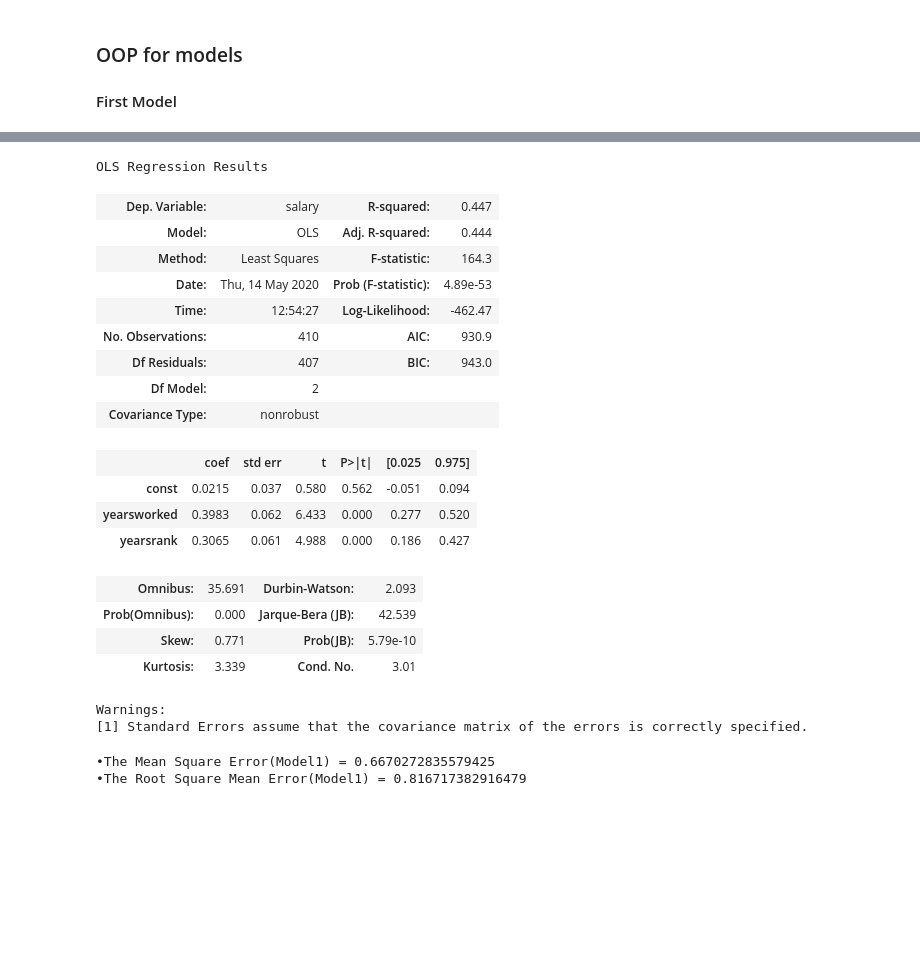
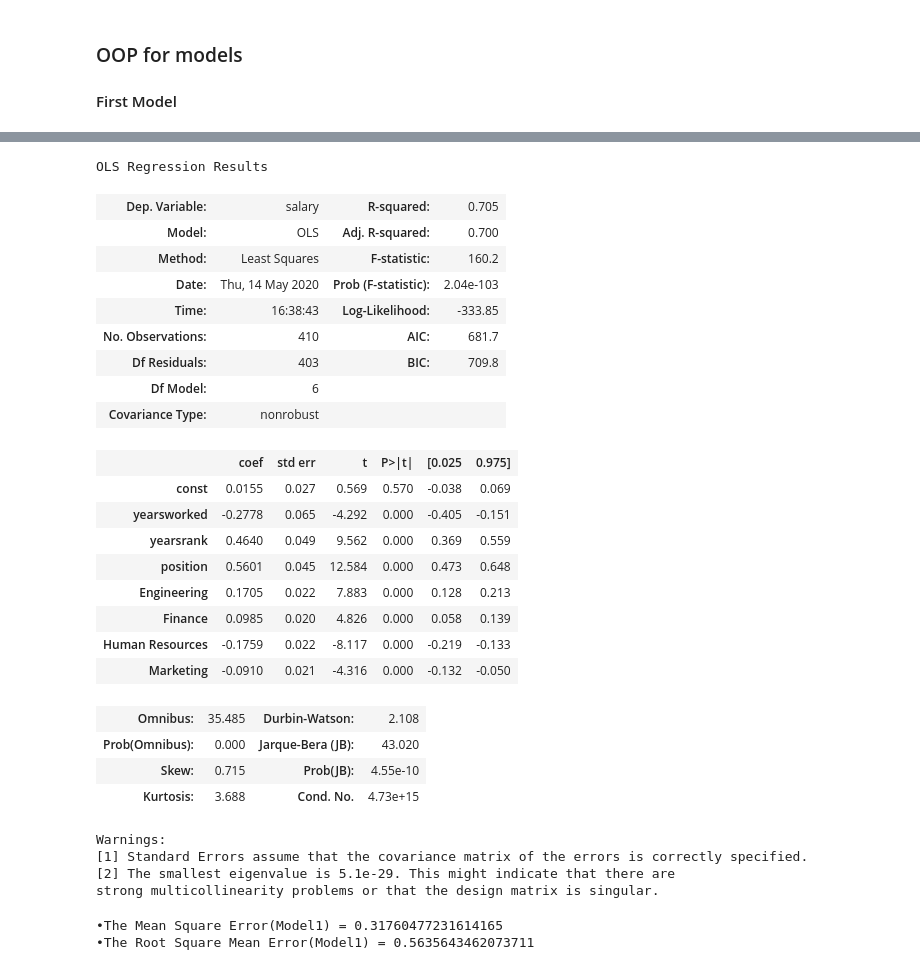
Before and after one commit to rethabilethulo/Multivariant_linear_regression, a Jupyter notebook: notebook/Untitled.ipynb, the cells around one changed output, grey strips where cells are left out. Saved outputs shown, nothing was run; the diff lists cells and outputs as text; code cells hidden in the pictures; blank space fills up the shorter version.

```diff
--- a/notebook/Untitled.ipynb
+++ b/notebook/Untitled.ipynb
@@ -553,9 +545,9 @@ from sklearn.preprocessing import StandardScaler
 
 transform = StandardScaler()
 
-transformed = transform.fit_transform(salaries)
+transformed = transform.fit_transform(salaries_df)
 
-transformed = pd.DataFrame(transformed, columns = salaries.columns)
+transformed = pd.DataFrame(transformed, columns = salaries_df.columns)
 
 transformed.head()
 # %% [output]
@@ -568,11 +560,9 @@ transformed.head()
 # %%
-#Creating training and testing target
-
-X1 = transformed[["yearsworked","yearsrank"]]
+X1 = transformed.drop(["salary"],axis = 1)
 X1 = sm.add_constant(X1)
-y1 = transformed.salary
+y1= transformed.salary
 
 #Splitting traring and testing
-X_train1,X_test1,y_train1, y_test1 = train_test_split(X1, y1, test_size = 0.2,random_state=42)
+X_train1,X_test1,y_train1, y_test1 = train_test_split(X1, y1, test_size=0.2,random_state=42)
 print(X_train1.shape,X_test1.shape,y_train1.shape, y_test1.shape)
 # %% [output]
@@ -580,39 +570,46 @@ print(X_train1.shape,X_test1.shape,y_train1.shape, y_test1.shape)
 # %%
 # create a train model in one line
 model1 = sm.OLS(y_train1, X_train1).fit()
-pred = model1.predict(X_test1)
+predict = model1.predict(X_test1)
 
 #model summary
 model1.summary()
 # %% [output]
 OLS Regression Results
-| Dep. Variable: | salary | R-squared: | 0.447 |
-| Model: | OLS | Adj. R-squared: | 0.444 |
-| Method: | Least Squares | F-statistic: | 164.3 |
-| Date: | Thu, 14 May 2020 | Prob (F-statistic): | 4.89e-53 |
-| Time: | 12:54:27 | Log-Likelihood: | -462.47 |
-| No. Observations: | 410 | AIC: | 930.9 |
-| Df Residuals: | 407 | BIC: | 943.0 |
-| Df Model: | 2 |  |  |
+| Dep. Variable: | salary | R-squared: | 0.705 |
+| Model: | OLS | Adj. R-squared: | 0.700 |
+| Method: | Least Squares | F-statistic: | 160.2 |
+| Date: | Thu, 14 May 2020 | Prob (F-statistic): | 2.04e-103 |
+| Time: | 16:38:43 | Log-Likelihood: | -333.85 |
+| No. Observations: | 410 | AIC: | 681.7 |
+| Df Residuals: | 403 | BIC: | 709.8 |
+| Df Model: | 6 |  |  |
 | Covariance Type: | nonrobust |  |  |
 |  | coef | std err | t | P>|t| | [0.025 | 0.975] |
-| const | 0.0215 | 0.037 | 0.580 | 0.562 | -0.051 | 0.094 |
-| yearsworked | 0.3983 | 0.062 | 6.433 | 0.000 | 0.277 | 0.520 |
-| yearsrank | 0.3065 | 0.061 | 4.988 | 0.000 | 0.186 | 0.427 |
+| const | 0.0155 | 0.027 | 0.569 | 0.570 | -0.038 | 0.069 |
+| yearsworked | -0.2778 | 0.065 | -4.292 | 0.000 | -0.405 | -0.151 |
+| yearsrank | 0.4640 | 0.049 | 9.562 | 0.000 | 0.369 | 0.559 |
+| position | 0.5601 | 0.045 | 12.584 | 0.000 | 0.473 | 0.648 |
+| Engineering | 0.1705 | 0.022 | 7.883 | 0.000 | 0.128 | 0.213 |
+| Finance | 0.0985 | 0.020 | 4.826 | 0.000 | 0.058 | 0.139 |
+| Human Resources | -0.1759 | 0.022 | -8.117 | 0.000 | -0.219 | -0.133 |
+| Marketing | -0.0910 | 0.021 | -4.316 | 0.000 | -0.132 | -0.050 |
-| Omnibus: | 35.691 | Durbin-Watson: | 2.093 |
-| Prob(Omnibus): | 0.000 | Jarque-Bera (JB): | 42.539 |
-| Skew: | 0.771 | Prob(JB): | 5.79e-10 |
-| Kurtosis: | 3.339 | Cond. No. | 3.01 |
+| Omnibus: | 35.485 | Durbin-Watson: | 2.108 |
+| Prob(Omnibus): | 0.000 | Jarque-Bera (JB): | 43.020 |
+| Skew: | 0.715 | Prob(JB): | 4.55e-10 |
+| Kurtosis: | 3.688 | Cond. No. | 4.73e+15 |
 Warnings:
 [1] Standard Errors assume that the covariance matrix of the errors is correctly specified.
+[2] The smallest eigenvalue is 5.1e-29. This might indicate that there are
+strong multicollinearity problems or that the design matrix is singular.
 # %%
-model1_errors = ErrorCalculator(y_test1, pred)
+model1_errors = ErrorCalculator(y_test1, predict)
 
 print(f"•The Mean Square Error(Model1) = {model1_errors.get_mse()}")
 print(f"•The Root Square Mean Error(Model1) = {model1_errors.get_rmse()}")
 # %% [output]
-•The Mean Square Error(Model1) = 0.6670272835579425
-•The Root Square Mean Error(Model1) = 0.816717382916479
+•The Mean Square Error(Model1) = 0.31760477231614165
+•The Root Square Mean Error(Model1) = 0.5635643462073711
 # %%
 # Model1 error summary
 model1_errors.error_summary()
```
Also changed, not shown: parts of 17 cells of this notebook.
